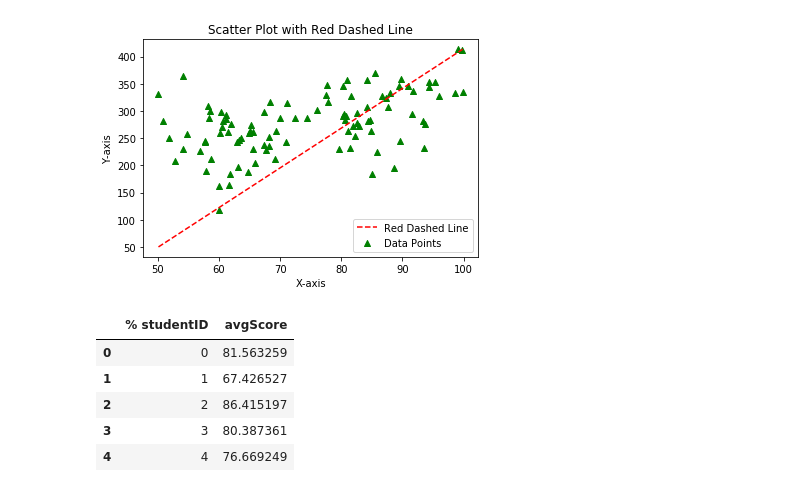
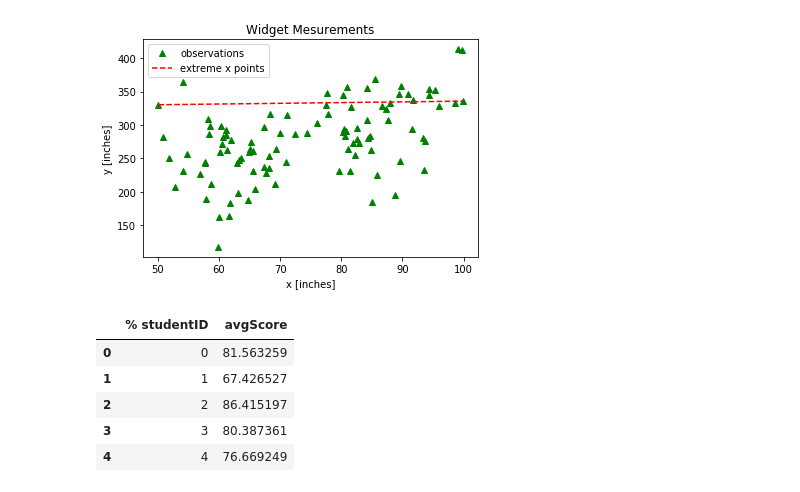
Before and after one commit to IE-555/homework4-vinaysid02, a Jupyter notebook: vinaysid_h4.ipynb, the cells around one changed output. Drawn from its saved outputs; the diff is of its cells as text; code cells hidden in the pictures.

```diff
--- a/vinaysid_h4.ipynb
+++ b/vinaysid_h4.ipynb
@@ -1,37 +1,27 @@
-# %%
-import pandas as pd
-import matplotlib.pyplot as plt
-
-# Read the data from the CSV file
-df1 = pd.read_csv("scatter_data.csv")
-
-# Extract x and y columns
-x_column = df1['% x']
-y_column = df1[' y ']
-
-# Create a scatter plot
-plt.scatter(x_column, y_column, marker='^', color='green', label='Data Points')
-
-# Find the minimum and maximum values of x and y
-min_x = x_column.min()
-max_x = x_column.max()
-max_y = y_column.max()
-
-# Create the red dashed line
-plt.plot([min_x, max_x], [min_x, max_y], 'r--', label='Red Dashed Line')
-
-# Set the title and axis labels
-plt.title('Scatter Plot with Red Dashed Line')
-plt.xlabel('X-axis')
-plt.ylabel('Y-axis')
-
-# Add a legend
-plt.legend()
-
-# Show the plot
-plt.show()
-# %% [output]
-[figure, removed]
+# %%
+import pandas as pd
+import matplotlib.pyplot as plt
+
+data = pd.read_csv('scatter_data.csv',comment='%',names=['x','y'])
+#getting x and y column for x axis and y axis
+x = data['x']
+y = data['y']
+# plot with green traingles
+plt.plot(x, y, 'g^', label='observations')
+# minimum  and maximum x cordinates at left and right
+left_x = min(x)
+right_x = max(x)
+
+left_y = y[x.idxmin()]
+right_y = y[x.idxmax()]
+plt.plot([left_x, right_x], [left_y, right_y], 'r--', label='extreme x points')
+plt.title('Widget Mesurements')
+plt.xlabel('x [inches]')
+plt.ylabel('y [inches]')
+plt.legend()
+plt.show()
+# %% [output]
+[figure, added]
 # %%
 df2=pd.read_csv("student_grades.csv")
 # %%
```
Also changed, not shown: parts of 2 cells of this notebook.
